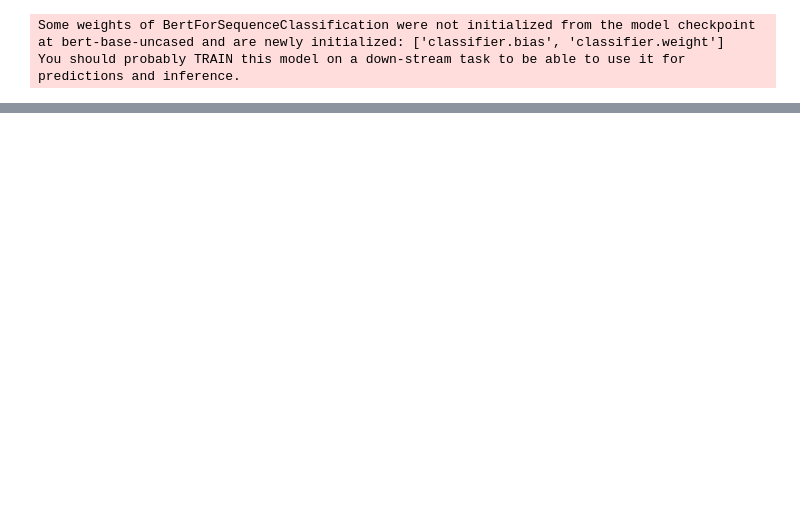
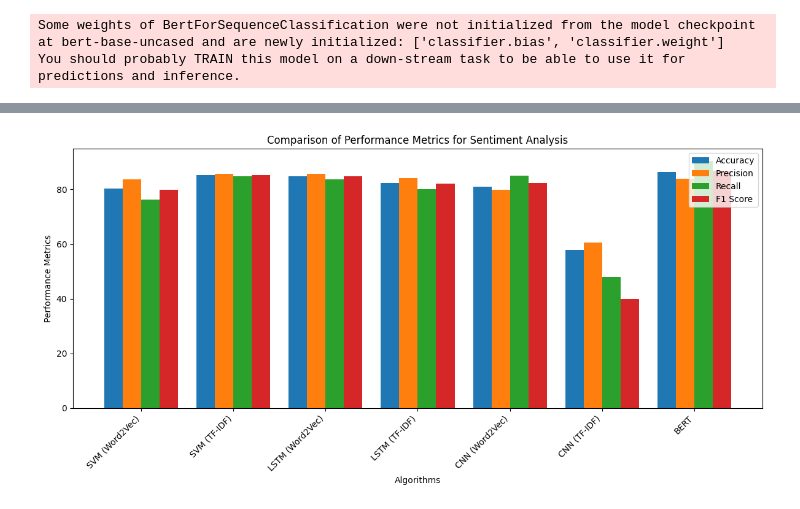
Before and after one commit to Himanshu-Dharma/master-thesis-feature-extraction-and-sentiment-analysis-using-deep-learning, a Jupyter notebook: Thesis_Code.ipynb, the cells around one changed output, grey strips where cells are left out. Saved outputs shown, nothing was run; the diff lists cells and outputs as text; code cells hidden in the pictures; blank space fills up the shorter version.

```diff
--- a/Thesis_Code.ipynb
+++ b/Thesis_Code.ipynb
@@ -2177,0 +2180,29 @@ print(conf_matrix)
+# %%
+# Performance metrics for each algorithm
+algorithms = ['SVM (Word2Vec)', 'SVM (TF-IDF)', 'LSTM (Word2Vec)' ,'LSTM (TF-IDF)', 'CNN (Word2Vec)', 'CNN (TF-IDF)', 'BERT']
+accuracy = [svm_word2vec_accuracy, svm_tfidf_accuracy,lstm_word2vec_accuracy, lstm_tfidf_accuracy,cnn_word2vec_accuracy,cnn_tfidf_accuracy, bert_accuracy]
+precision = [svm_word2vec_precision, svm_bayes_tfidf_precision, lstm_word2vec_precision,lstm_tfidf_precision,cnn_word2vec_precision,cnn_tfidf_precision, bert_precision]
+recall = [svm_word2vec_recall, svm_bayes_tfidf_recall,lstm_word2vec_recall, lstm_tfidf_recall, cnn_word2vec_recall, cnn_tfidf_recall, bert_recall]
+f1 = [svm_word2vec_f1, svm_bayes_tfidf_f1, lstm_word2vec_f1, lstm_tfidf_f1, cnn_word2vec_f1, cnn_tfidf_f1,  bert_f1]
+# %%
+# Plot the bar graph
+fig, ax = plt.subplots(figsize=(12, 6))
+width = 0.2
+x = np.arange(len(algorithms))
+
+ax.bar(x - 1.5 * width, accuracy, width, label='Accuracy')
+ax.bar(x - 0.5 * width, precision, width, label='Precision')
+ax.bar(x + 0.5 * width, recall, width, label='Recall')
+ax.bar(x + 1.5 * width, f1, width, label='F1 Score')
+
+ax.set_xticks(x)
+ax.set_xticklabels(algorithms, rotation=45, ha='right')
+ax.set_xlabel('Algorithms')
+ax.set_ylabel('Performance Metrics')
+ax.set_title('Comparison of Performance Metrics for Sentiment Analysis')
+ax.legend()
+
+plt.tight_layout()
+plt.show()
+# %% [output]
+[figure, added]
```
Also changed, not shown: parts of 45 cells of this notebook.
